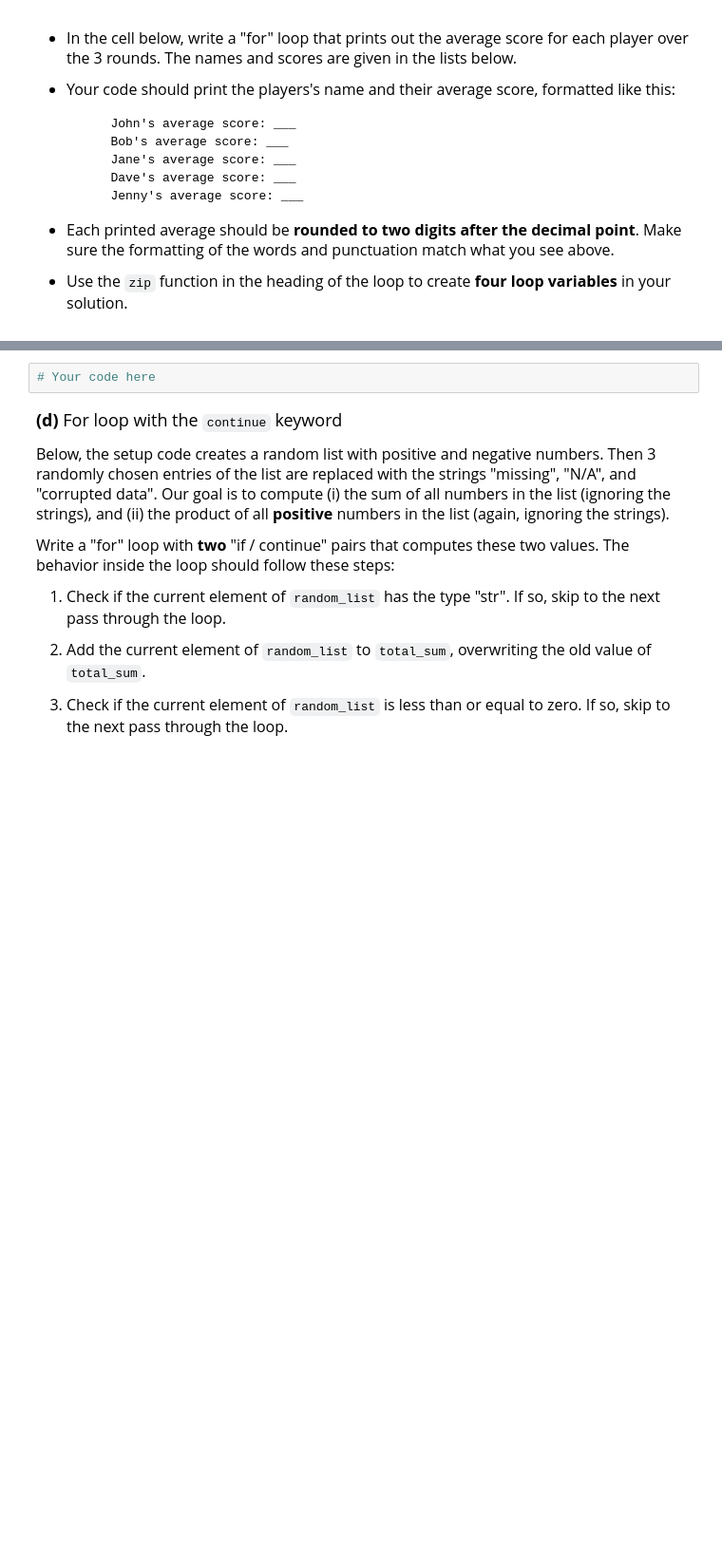
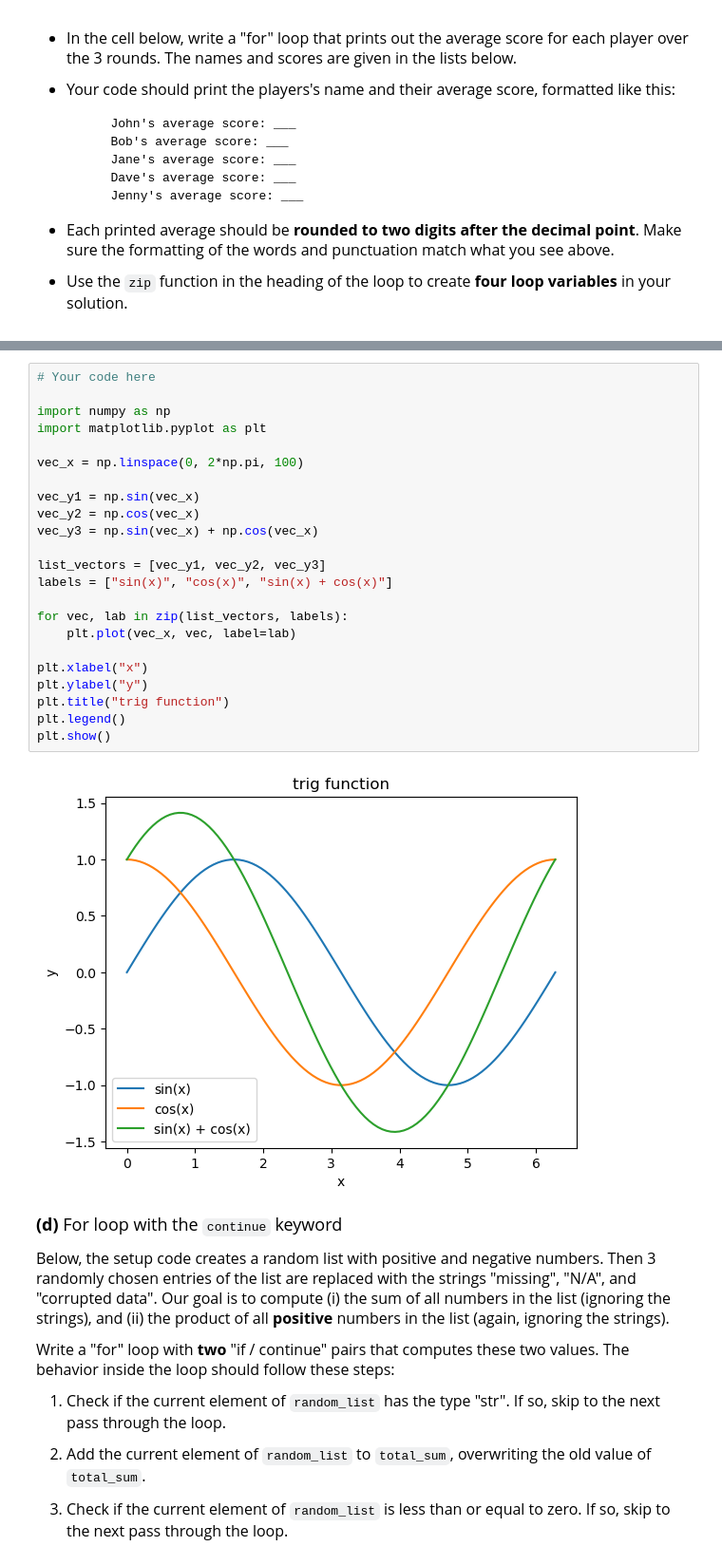
Before and after one commit to RileyK05/datasci151fall2026, a Jupyter notebook: _assignments/assignment_5/Assignment5.ipynb, the cells around one changed output, grey strips where cells are left out. Shown at 95% size. Saved outputs shown, nothing was run; the diff lists cells and outputs as text; blank space fills up the shorter version.

```diff
--- a/_assignments/assignment_5/Assignment5.ipynb
+++ b/_assignments/assignment_5/Assignment5.ipynb
@@ -162,6 +191,29 @@ round3 = [130, 190, 170, 310, 175]
 <img src="figures/trig_functions.png" alt="drawing" width="350"/>
 # %%
 # Your code here
+
+import numpy as np
+import matplotlib.pyplot as plt
+
+vec_x = np.linspace(0, 2*np.pi, 100)
+
+vec_y1 = np.sin(vec_x)
+vec_y2 = np.cos(vec_x)
+vec_y3 = np.sin(vec_x) + np.cos(vec_x)
+
+list_vectors = [vec_y1, vec_y2, vec_y3]
+labels = ["sin(x)", "cos(x)", "sin(x) + cos(x)"]
+
+for vec, lab in zip(list_vectors, labels):
+    plt.plot(vec_x, vec, label=lab)
+
+plt.xlabel("x")
+plt.ylabel("y")
+plt.title("trig function")
+plt.legend()
+plt.show()
+# %% [output]
+[figure, added]
 # %% [markdown]
 <font size = "4">
 
```
Also changed, not shown: parts of 7 cells of this notebook.
